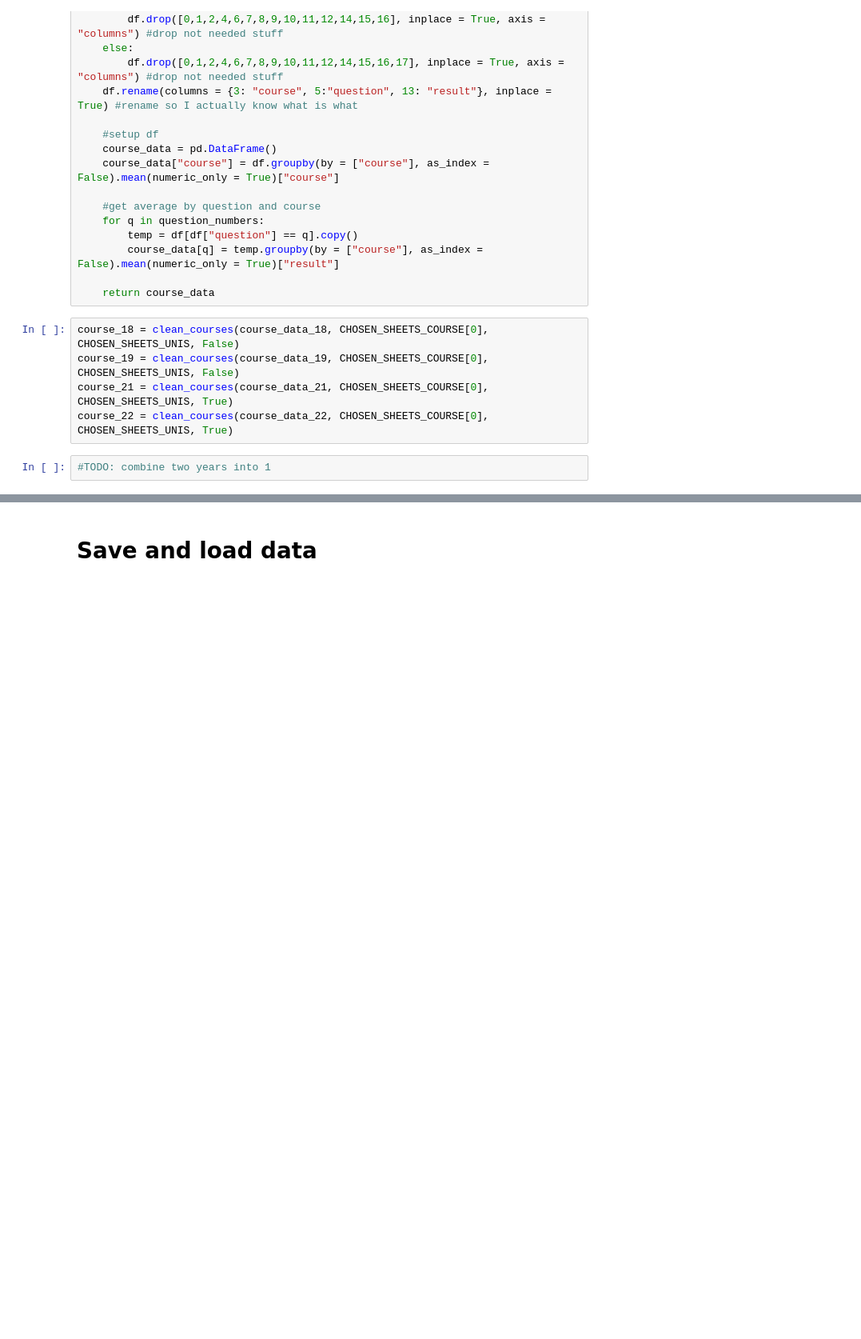
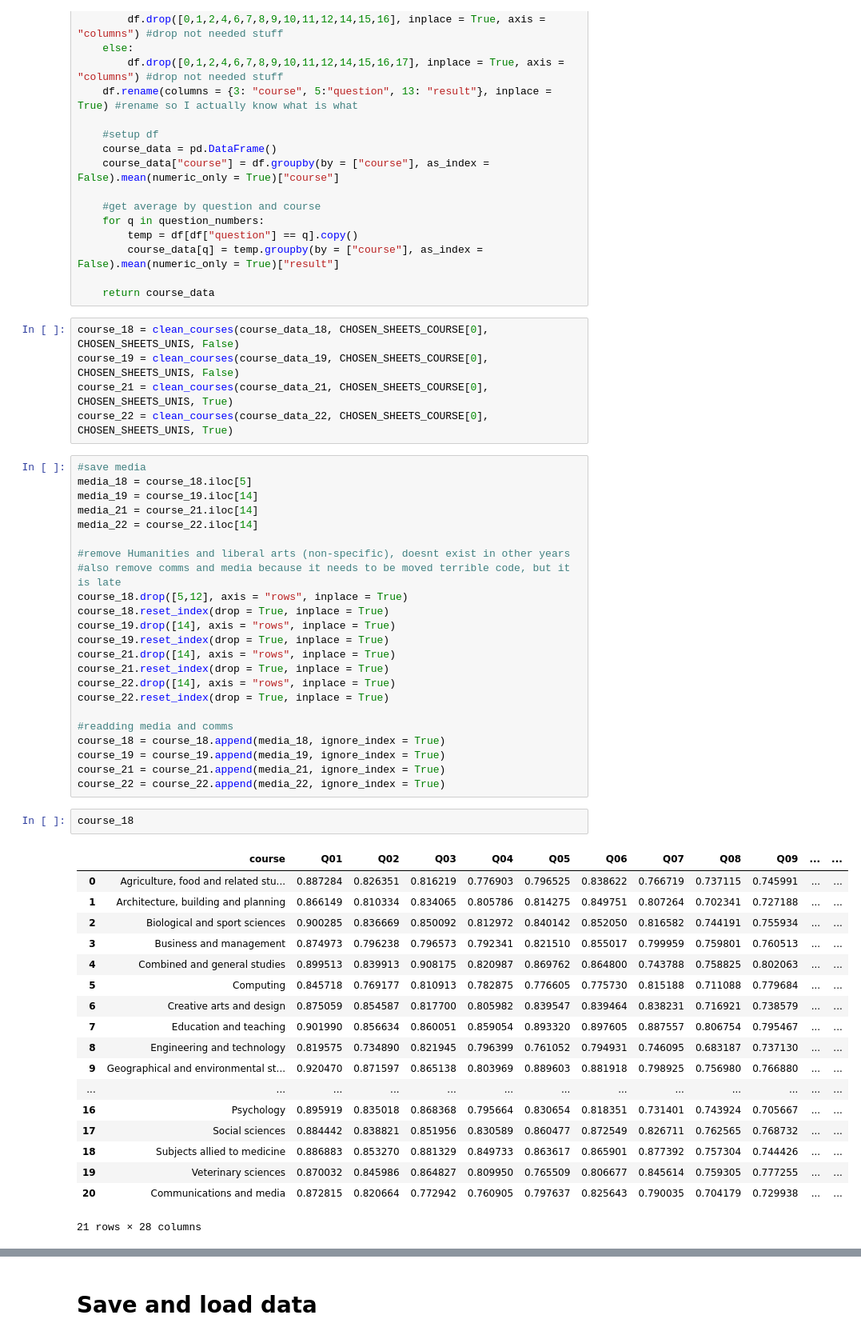
Before and after one commit to szelesaron/dissertation-code, a Jupyter notebook: cleaning.ipynb, the cells around one changed output, grey strips where cells are left out. Shown at 80% size. Saved outputs shown, nothing was run; the diff lists cells and outputs as text; blank space fills up the shorter version.

Commit message:
course names match

```diff
--- a/cleaning.ipynb
+++ b/cleaning.ipynb
@@ -152,5 +152,47 @@ course_18 = clean_courses(course_data_18, CHOSEN_SHEETS_COURSE[0], CHOSEN_SHEETS
 course_19 = clean_courses(course_data_19, CHOSEN_SHEETS_COURSE[0], CHOSEN_SHEETS_UNIS, False)
 course_21 = clean_courses(course_data_21, CHOSEN_SHEETS_COURSE[0], CHOSEN_SHEETS_UNIS, True)
 course_22 = clean_courses(course_data_22, CHOSEN_SHEETS_COURSE[0], CHOSEN_SHEETS_UNIS, True)
-# %%
-#TODO: combine two years into 1
+# %%
+#save media
+media_18 = course_18.iloc[5]
+media_19 = course_19.iloc[14]
+media_21 = course_21.iloc[14]
+media_22 = course_22.iloc[14]
+
+#remove Humanities and liberal arts (non-specific), doesnt exist in other years
+#also remove comms and media because it needs to be moved terrible code, but it is late
+course_18.drop([5,12], axis = "rows", inplace = True)
+course_18.reset_index(drop = True, inplace = True)
+course_19.drop([14], axis = "rows", inplace = True)
+course_19.reset_index(drop = True, inplace = True)
+course_21.drop([14], axis = "rows", inplace = True)
+course_21.reset_index(drop = True, inplace = True)
+course_22.drop([14], axis = "rows", inplace = True)
+course_22.reset_index(drop = True, inplace = True)
+
+#readding media and comms
+course_18 = course_18.append(media_18, ignore_index = True)
+course_19 = course_19.append(media_19, ignore_index = True)
+course_21 = course_21.append(media_21, ignore_index = True)
+course_22 = course_22.append(media_22, ignore_index = True)
+# %%
+course_18
+# %% [output]
+|  | course | Q01 | Q02 | Q03 | Q04 | Q05 | Q06 | Q07 | Q08 | Q09 | ... | ... |
+| 0 | Agriculture, food and related stu... | 0.887284 | 0.826351 | 0.816219 | 0.776903 | 0.796525 | 0.838622 | 0.766719 | 0.737115 | 0.745991 | ... | ... |
+| 1 | Architecture, building and planning | 0.866149 | 0.810334 | 0.834065 | 0.805786 | 0.814275 | 0.849751 | 0.807264 | 0.702341 | 0.727188 | ... | ... |
+| 2 | Biological and sport sciences | 0.900285 | 0.836669 | 0.850092 | 0.812972 | 0.840142 | 0.852050 | 0.816582 | 0.744191 | 0.755934 | ... | ... |
+| 3 | Business and management | 0.874973 | 0.796238 | 0.796573 | 0.792341 | 0.821510 | 0.855017 | 0.799959 | 0.759801 | 0.760513 | ... | ... |
+| 4 | Combined and general studies | 0.899513 | 0.839913 | 0.908175 | 0.820987 | 0.869762 | 0.864800 | 0.743788 | 0.758825 | 0.802063 | ... | ... |
+| 5 | Computing | 0.845718 | 0.769177 | 0.810913 | 0.782875 | 0.776605 | 0.775730 | 0.815188 | 0.711088 | 0.779684 | ... | ... |
+| 6 | Creative arts and design | 0.875059 | 0.854587 | 0.817700 | 0.805982 | 0.839547 | 0.839464 | 0.838231 | 0.716921 | 0.738579 | ... | ... |
+| 7 | Education and teaching | 0.901990 | 0.856634 | 0.860051 | 0.859054 | 0.893320 | 0.897605 | 0.887557 | 0.806754 | 0.795467 | ... | ... |
+| 8 | Engineering and technology | 0.819575 | 0.734890 | 0.821945 | 0.796399 | 0.761052 | 0.794931 | 0.746095 | 0.683187 | 0.737130 | ... | ... |
+| 9 | Geographical and environmental st... | 0.920470 | 0.871597 | 0.865138 | 0.803969 | 0.889603 | 0.881918 | 0.798925 | 0.756980 | 0.766880 | ... | ... |
+| ... | ... | ... | ... | ... | ... | ... | ... | ... | ... | ... | ... | ... |
+| 16 | Psychology | 0.895919 | 0.835018 | 0.868368 | 0.795664 | 0.830654 | 0.818351 | 0.731401 | 0.743924 | 0.705667 | ... | ... |
+| 17 | Social sciences | 0.884442 | 0.838821 | 0.851956 | 0.830589 | 0.860477 | 0.872549 | 0.826711 | 0.762565 | 0.768732 | ... | ... |
+| 18 | Subjects allied to medicine | 0.886883 | 0.853270 | 0.881329 | 0.849733 | 0.863617 | 0.865901 | 0.877392 | 0.757304 | 0.744426 | ... | ... |
+| 19 | Veterinary sciences | 0.870032 | 0.845986 | 0.864827 | 0.809950 | 0.765509 | 0.806677 | 0.845614 | 0.759305 | 0.777255 | ... | ... |
+| 20 | Communications and media | 0.872815 | 0.820664 | 0.772942 | 0.760905 | 0.797637 | 0.825643 | 0.790035 | 0.704179 | 0.729938 | ... | ... |
+21 rows × 28 columns
```
Also changed, not shown: parts of 1 cell of this notebook.
